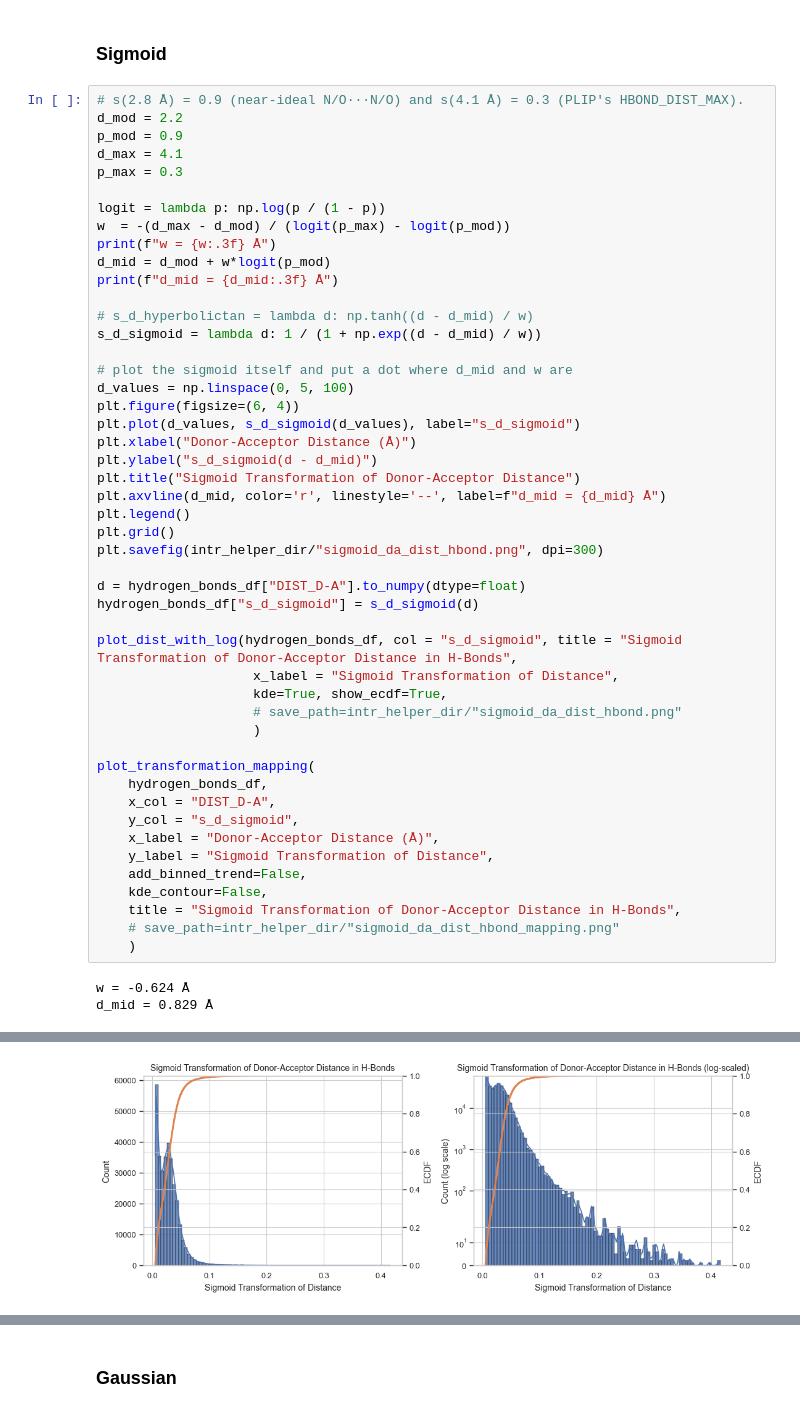
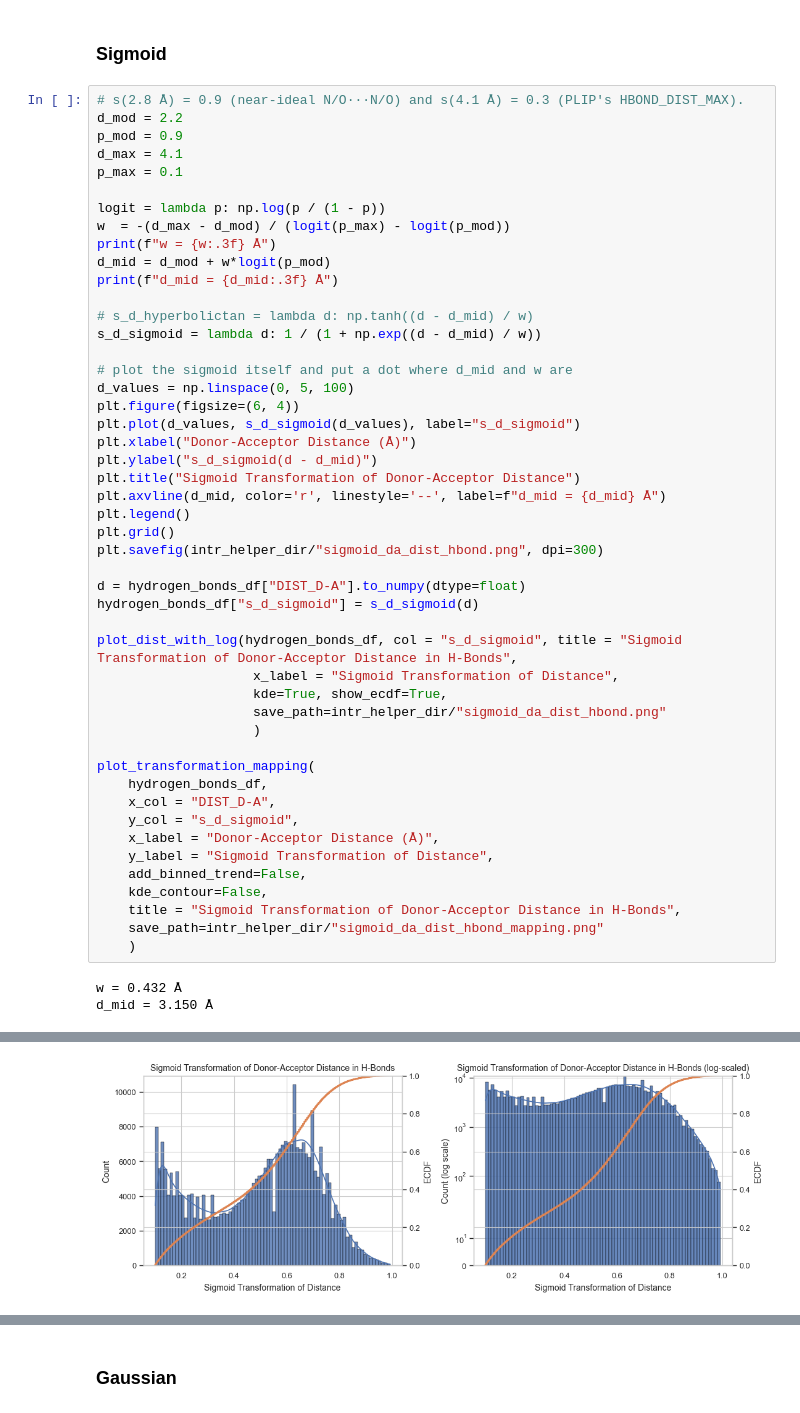
Before and after one commit to fatemeh-moghaddam/kinodata-3D-affinity-prediction, a Jupyter notebook: prob/interactions/hb_scores.ipynb, the cells around one changed output, grey strips where cells are left out. Drawn from its saved outputs; the diff is of its cells as text.

```diff
--- a/prob/interactions/hb_scores.ipynb
+++ b/prob/interactions/hb_scores.ipynb
@@ -230,7 +230,7 @@ Name: DIST_D-A, dtype: float64
 d_mod = 2.2
 p_mod = 0.9
 d_max = 4.1
-p_max = 0.3
+p_max = 0.1
 
 logit = lambda p: np.log(p / (1 - p))
 w  = -(d_max - d_mod) / (logit(p_max) - logit(p_mod))
@@ -259,7 +259,7 @@ hydrogen_bonds_df["s_d_sigmoid"] = s_d_sigmoid(d)
 plot_dist_with_log(hydrogen_bonds_df, col = "s_d_sigmoid", title = "Sigmoid Transformation of Donor-Acceptor Distance in H-Bonds",
                     x_label = "Sigmoid Transformation of Distance",
                     kde=True, show_ecdf=True,
-                    # save_path=intr_helper_dir/"sigmoid_da_dist_hbond.png"
+                    save_path=intr_helper_dir/"sigmoid_da_dist_hbond.png"
                     )
 
 plot_transformation_mapping(
@@ -271,8 +271,8 @@ plot_transformation_mapping(
     add_binned_trend=False,
     kde_contour=False,
     title = "Sigmoid Transformation of Donor-Acceptor Distance in H-Bonds",
-    # save_path=intr_helper_dir/"sigmoid_da_dist_hbond_mapping.png"
+    save_path=intr_helper_dir/"sigmoid_da_dist_hbond_mapping.png"
     )
 # %% [output]
-w = -0.624 Å
-d_mid = 0.829 Å
+w = 0.432 Å
+d_mid = 3.150 Å
@@ -280 +280 @@ d_mid = 0.829 Å
-[figure, old version]
+[figure, new version]
```
Also changed, not shown: parts of 14 cells of this notebook.
